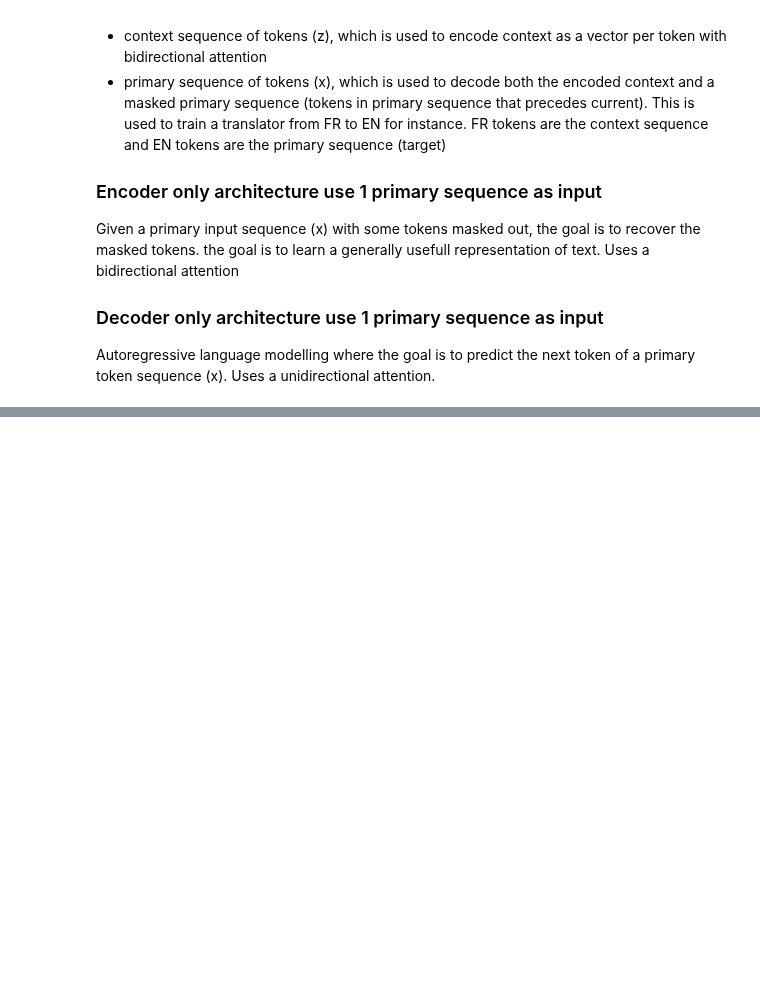
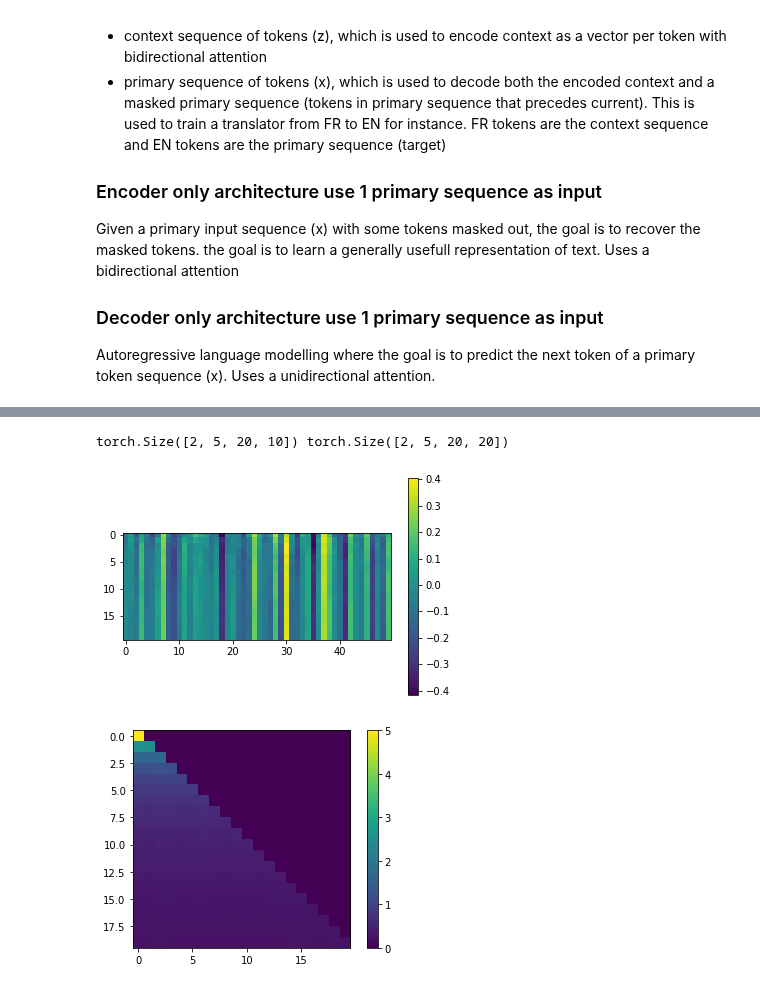
Before and after one commit to jean-kunz/transformer_implementations, a Jupyter notebook: notebooks/components.ipynb, the cells around one changed output, grey strips where cells are left out. Drawn from its saved outputs; the diff is of its cells as text; code cells hidden in the pictures; blank space fills up the shorter version.

Commit message:
multihead implem. finished

```diff
--- a/notebooks/components.ipynb
+++ b/notebooks/components.ipynb
@@ -311,7 +351,7 @@ class MultiHeadAttention(nn.Module):
 
     def __init__(self, d:int, h: int, dropout: float=0., bias:bool=True):
         super().__init__()
-        g = torch.Generator().manual_seed(42)
+        #g = torch.Generator().manual_seed(42)
         self.d = d  #dim of attention
         self.h = h
         assert d % h == 0 # dim of attention must be a multiple of nb of heads. d_k is the model dim per head, because we split by nb of heads.
@@ -342,25 +382,18 @@ class MultiHeadAttention(nn.Module):
         k = self.wk(z)
         v = self.wk(z)
         # shape has to be batch, h, seq, d_k (d//h)
+        # first view to : b,l,h,d_k , then transpose h and l so we got per head q,k,v
         q = q.view(b, l, self.h, self.d_k).transpose(1,2)
         k = k.view(b, l, self.h, self.d_k).transpose(1,2)
         v = v.view(b, l, self.h, self.d_k).transpose(1,2)
-        if mask is not None:
-            mask = mask.unsqueeze(1)
-            print("mask",mask.shape, mask.device)
+
         # attention has to be done on each head.
-        mh_attn = attention(q, k, v, mask=mask, dropout=self.dropout)
-        #assert mh_attn.size() == (b,l,e*self.h)
-        attn = mh_attn.view(b,l,e,-1).sum(axis=-1)
-        #assert attn.size()==(b,l,e)
-        return attn
-
-
-primary_seq = torch.rand((1, seq_len, embedding_dim))
-ctx_seq = torch.rand((1, seq_len, embedding_dim))
-mh = MultiHeadAttention(d=embedding_dim, h=5, dropout=0., bias=False)
-mh_attn = mh(primary_seq, ctx_seq, mask=mask)
-plt.imshow(mh_attn[0].cpu().detach().numpy())
-plt.colorbar()
-plt.show()
-mh_attn.shape
+        mh_attn, mh_attn_weight = attention(q, k, v, mask=mask, dropout=self.dropout)
+        print(mh_attn.shape, mh_attn_weight.shape)
+        # we need to create a contiguous memory space for tensor after transpose so we can apply view.
+        concat_attn = mh_attn.transpose(2, 1).contiguous().view(b,seq_len, h*d_k)
+        concat_attn_weight = torch.sum(mh_attn_weight, dim=1)
+        assert concat_attn.size() == (b,l, e)
+        # apply linear layer on concatenated attention.
+        output = self.dropout(self.wo(concat_attn))
+        return output, concat_attn_weight
@@ -507,0 +400,18 @@ k.transpose(-2, -1).shape, k.shape
+# %%
+batch_size=2
+primary_seq = torch.rand((batch_size, seq_len, embedding_dim)).to(device)
+ctx_seq = torch.rand((batch_size, seq_len, embedding_dim)).to(device)
+mh = MultiHeadAttention(d=embedding_dim, h=5, dropout=0., bias=False).to(device)
+mh_attn, mh_attn_weight = mh(primary_seq, ctx_seq, mask=mask)
+
+plt.imshow(mh_attn[0].cpu().detach().numpy())
+plt.colorbar()
+plt.show()
+
+plt.imshow(mh_attn_weight[0].cpu().detach().numpy())
+plt.colorbar()
+plt.show()
+# %% [output]
+torch.Size([2, 5, 20, 10]) torch.Size([2, 5, 20, 20])
+[figure, added]
+[figure, added]
```
Also changed, not shown: parts of 16 cells of this notebook, 2 other files.
